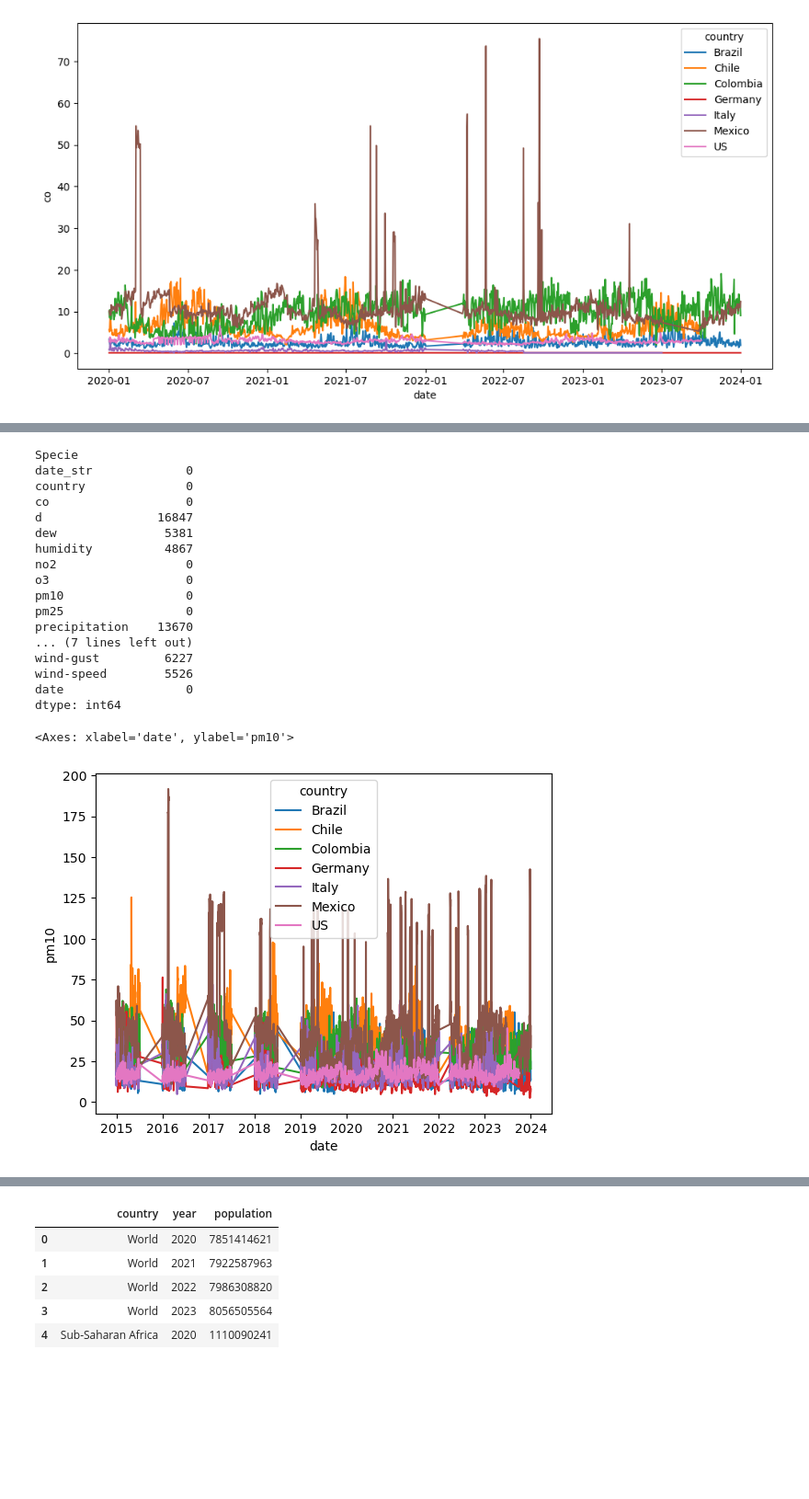
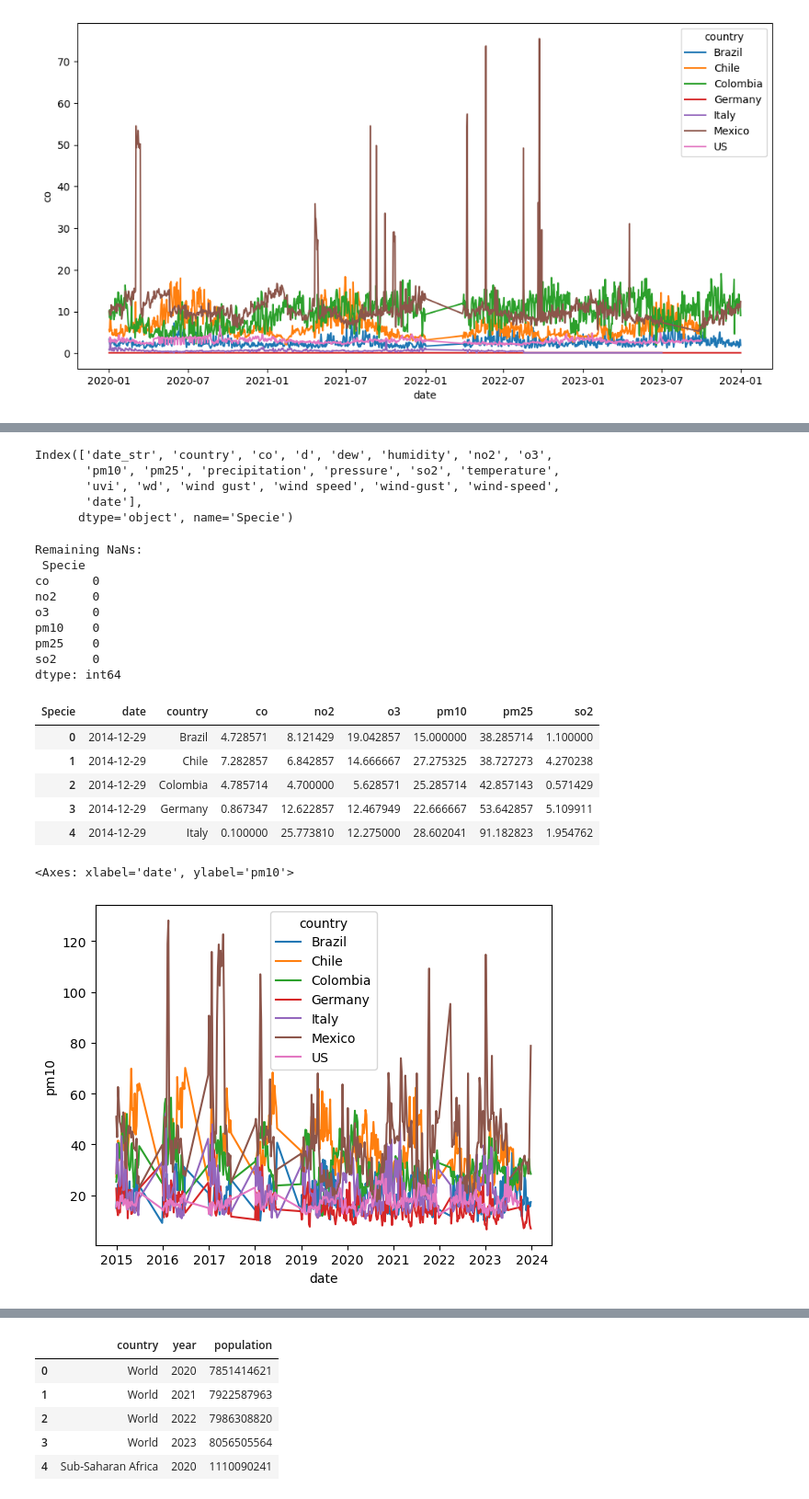
Before and after one commit to danielgvb/thesis, a Jupyter notebook: Data/xx_merging_steps.ipynb, the cells around one changed output, grey strips where cells are left out. Shown at 92% size. Saved outputs shown, nothing was run; the diff lists cells and outputs as text; code cells hidden in the pictures; blank space fills up the shorter version.

```diff
--- a/Data/xx_merging_steps.ipynb
+++ b/Data/xx_merging_steps.ipynb
@@ -157,44 +132,61 @@ TypeError: incompatible index of inserted column with frame index
+# %%
+df_atmos_wide.columns
+# %% [output]
+Index(['date_str', 'country', 'co', 'd', 'dew', 'humidity', 'no2', 'o3',
+       'pm10', 'pm25', 'precipitation', 'pressure', 'so2', 'temperature',
+       'uvi', 'wd', 'wind gust', 'wind speed', 'wind-gust', 'wind-speed',
+       'date'],
+      dtype='object', name='Specie')
 # %%
-
 
 # Ensure 'date' is in datetime format
 df_atmos_wide['date'] = pd.to_datetime(df_atmos_wide['date'])
 
-# Sort by country and date
+# Sort by country and date for proper interpolation
 df_atmos_wide = df_atmos_wide.sort_values(by=['country', 'date'])
 
-# List of pollutant columns
+# List of pollutant columns to process
 pollutants = ['co', 'no2', 'o3', 'pm10', 'pm25', 'so2']
 
-# Interpolate NaNs within each country
+# Interpolate NaNs within each country using linear interpolation
 df_atmos_wide[pollutants] = df_atmos_wide.groupby('country')[pollutants].transform(lambda x: x.interpolate(method='linear'))
 
-# Fill remaining NaNs using forward/backward fill within each country
+# Fill remaining NaNs using forward-fill then backward-fill within each country
 df_atmos_wide[pollutants] = df_atmos_wide.groupby('country')[pollutants].transform(lambda x: x.fillna(method='ffill').fillna(method='bfill'))
 
-# Check if NaNs remain
-print(df_atmos_wide.isna().sum())
+# Check if any NaNs remain
+print("Remaining NaNs:\n", df_atmos_wide[pollutants].isna().sum())
+
+# Create a 'week' column representing the start of the week (Monday)
+df_atmos_wide['week'] = df_atmos_wide['date'].dt.to_period('W').apply(lambda x: x.start_time)
+
+# Group by 'week' and 'country' and aggregate only pollutants (mean)
+df_atmos_wide_w = df_atmos_wide.groupby(['week', 'country'])[pollutants].mean().reset_index()
+
+# Rename 'week' column to 'date' (keeping it as datetime)
+df_atmos_wide_w.rename(columns={'week': 'date'}, inplace=True)
+
+# Display result
+df_atmos_wide_w.head()
 # %% [output]
-Specie
-date_str             0
-country              0
-co                   0
-d                16847
-dew               5381
-humidity          4867
-no2                  0
-o3                   0
-pm10                 0
-pm25                 0
-precipitation    13670
-... (7 lines left out)
-wind-gust         6227
-wind-speed        5526
-date                 0
+Remaining NaNs:
+ Specie
+co      0
+no2     0
+o3      0
+pm10    0
+pm25    0
+so2     0
 dtype: int64
+| Specie | date | country | co | no2 | o3 | pm10 | pm25 | so2 |
+| 0 | 2014-12-29 | Brazil | 4.728571 | 8.121429 | 19.042857 | 15.000000 | 38.285714 | 1.100000 |
+| 1 | 2014-12-29 | Chile | 7.282857 | 6.842857 | 14.666667 | 27.275325 | 38.727273 | 4.270238 |
+| 2 | 2014-12-29 | Colombia | 4.785714 | 4.700000 | 5.628571 | 25.285714 | 42.857143 | 0.571429 |
+| 3 | 2014-12-29 | Germany | 0.867347 | 12.622857 | 12.467949 | 22.666667 | 53.642857 | 5.109911 |
+| 4 | 2014-12-29 | Italy | 0.100000 | 25.773810 | 12.275000 | 28.602041 | 91.182823 | 1.954762 |
 # %%
-sns.lineplot(data=df_atmos_wide, x='date', y='pm10', hue='country')
+sns.lineplot(data=df_atmos_wide_w, x='date', y='pm10', hue='country')
 # %% [output]
 <Axes: xlabel='date', ylabel='pm10'>
-[figure, old version]
+[figure, new version]
 # %%
```
Also changed, not shown: parts of 37 cells of this notebook, 1 other file.
